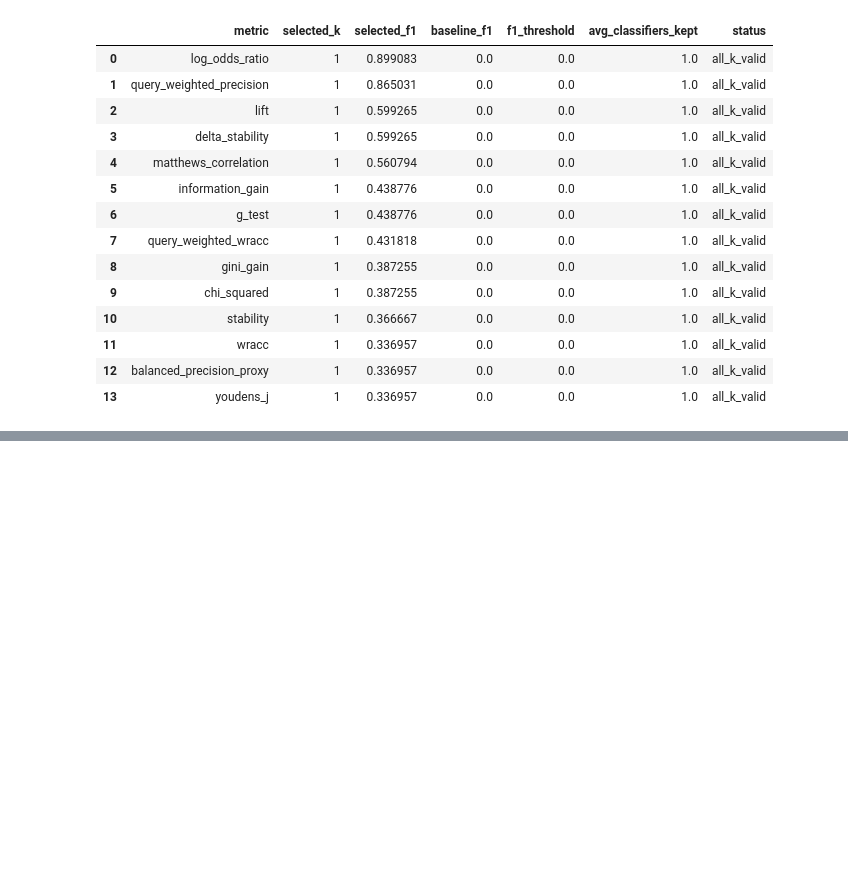
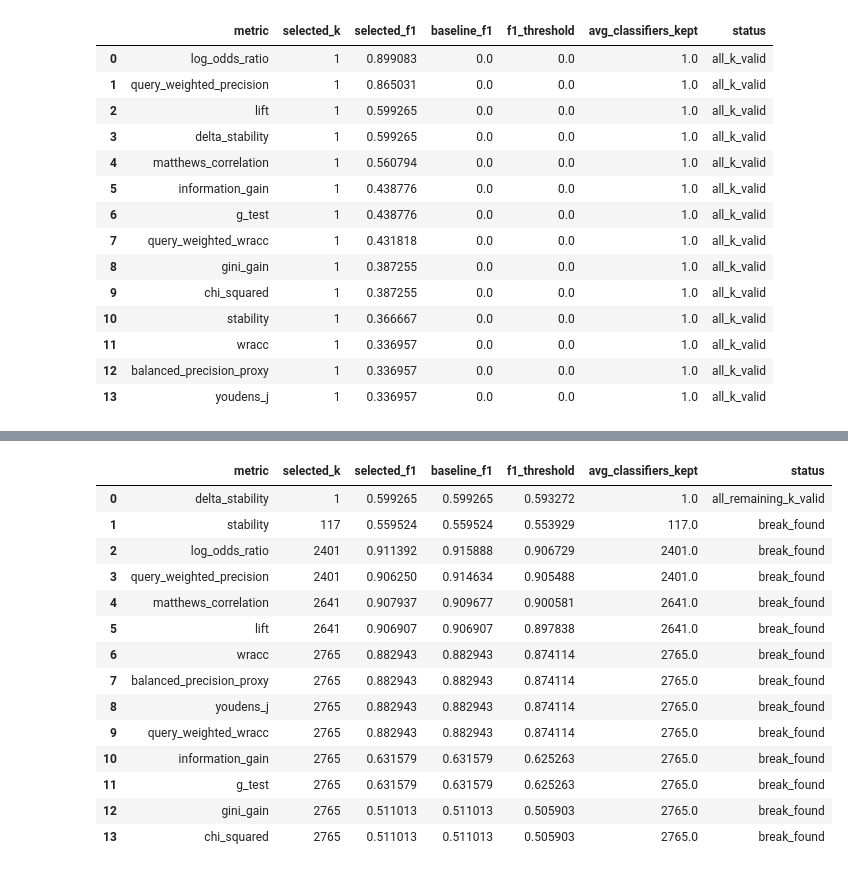
Before and after one commit to TTPO100AJIEX/OSDA-LazyFCA, a Jupyter notebook: experiments/rice_topk_ranking_raw.ipynb, the cells around one changed output, grey strips where cells are left out. Drawn from its saved outputs; the diff is of its cells as text; code cells hidden in the pictures; blank space fills up the shorter version.

```diff
--- a/experiments/rice_topk_ranking_raw.ipynb
+++ b/experiments/rice_topk_ranking_raw.ipynb
@@ -740,0 +849,18 @@ rank_metrics_by_f1_retention(
+# %%
+rank_metrics_by_f1_retention(metrics_to_check, 1)
+# %% [output]
+|  | metric | selected_k | selected_f1 | baseline_f1 | f1_threshold | avg_classifiers_kept | status |
+| 0 | delta_stability | 1 | 0.599265 | 0.599265 | 0.593272 | 1.0 | all_remaining_k_valid |
+| 1 | stability | 117 | 0.559524 | 0.559524 | 0.553929 | 117.0 | break_found |
+| 2 | log_odds_ratio | 2401 | 0.911392 | 0.915888 | 0.906729 | 2401.0 | break_found |
+| 3 | query_weighted_precision | 2401 | 0.906250 | 0.914634 | 0.905488 | 2401.0 | break_found |
+| 4 | matthews_correlation | 2641 | 0.907937 | 0.909677 | 0.900581 | 2641.0 | break_found |
+| 5 | lift | 2641 | 0.906907 | 0.906907 | 0.897838 | 2641.0 | break_found |
+| 6 | wracc | 2765 | 0.882943 | 0.882943 | 0.874114 | 2765.0 | break_found |
+| 7 | balanced_precision_proxy | 2765 | 0.882943 | 0.882943 | 0.874114 | 2765.0 | break_found |
+| 8 | youdens_j | 2765 | 0.882943 | 0.882943 | 0.874114 | 2765.0 | break_found |
+| 9 | query_weighted_wracc | 2765 | 0.882943 | 0.882943 | 0.874114 | 2765.0 | break_found |
+| 10 | information_gain | 2765 | 0.631579 | 0.631579 | 0.625263 | 2765.0 | break_found |
+| 11 | g_test | 2765 | 0.631579 | 0.631579 | 0.625263 | 2765.0 | break_found |
+| 12 | gini_gain | 2765 | 0.511013 | 0.511013 | 0.505903 | 2765.0 | break_found |
+| 13 | chi_squared | 2765 | 0.511013 | 0.511013 | 0.505903 | 2765.0 | break_found |
```
Also changed, not shown: parts of 6 cells of this notebook, 32 other files.
